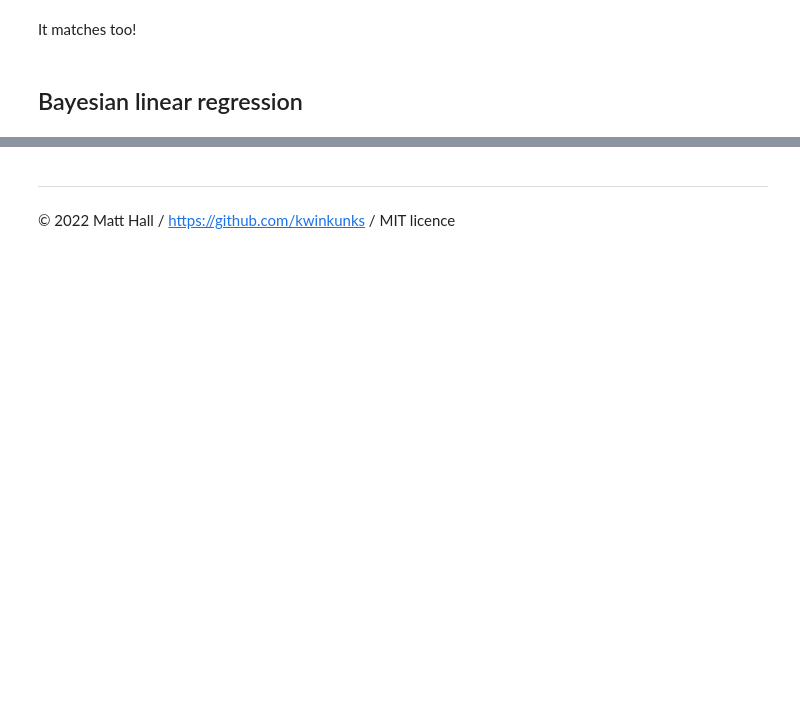
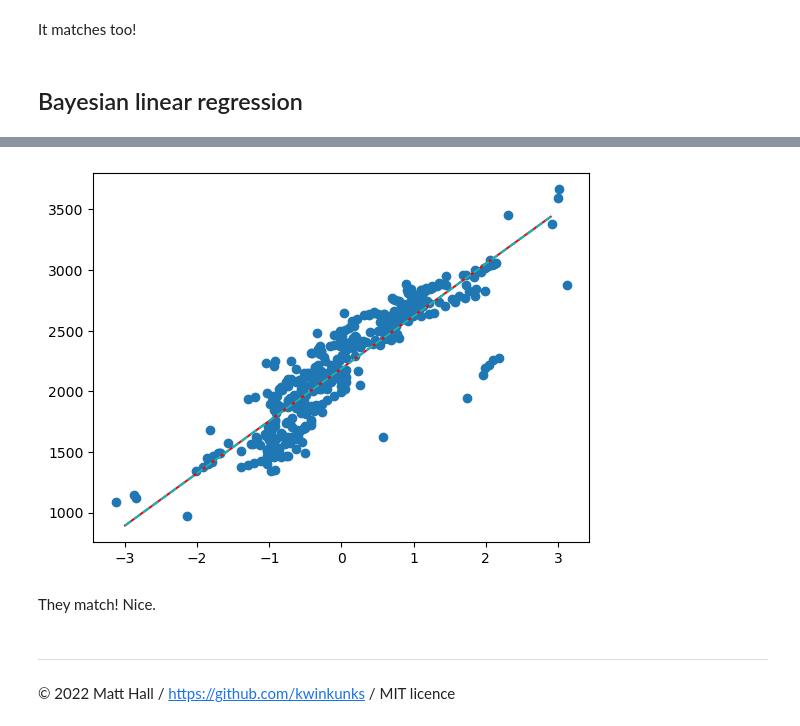
Before and after one commit to kwinkunks/chrestomathy, a Jupyter notebook: notebooks/Linear_regression.ipynb, the cells around one changed output, grey strips where cells are left out. Cells and saved outputs as stored; diff of their text form; code cells hidden in the pictures; blank space fills up the shorter version.

```diff
--- a/notebooks/Linear_regression.ipynb
+++ b/notebooks/Linear_regression.ipynb
@@ -135,3 +107,12 @@ MSE: 46591.207
 
 w = 431.562
 b = 2188.855
+# %%
+from sklearn.linear_model import LinearRegression
+from sklearn.metrics import mean_squared_error
+
+model = LinearRegression().fit(X_, y_)
+
+w, b = model.coef_, model.intercept_
+
+w, b
@@ -446,3 +481,15 @@ It matches too!
+# %%
+w, b = m
+y_plt = w*X_plt + b
+
+plt.scatter(X[:, 0], y)
+plt.plot(X_plt, y_plt_sk, color='r')  # regression line
+plt.plot(X_plt, y_plt, '--', color='c')  # regression line
+plt.show()
+# %% [output]
+[figure, added]
+# %% [markdown]
+They match! Nice.
 # %% [markdown]
 ----
 
```
Also changed, not shown: parts of 15 cells of this notebook, 1 other file.
